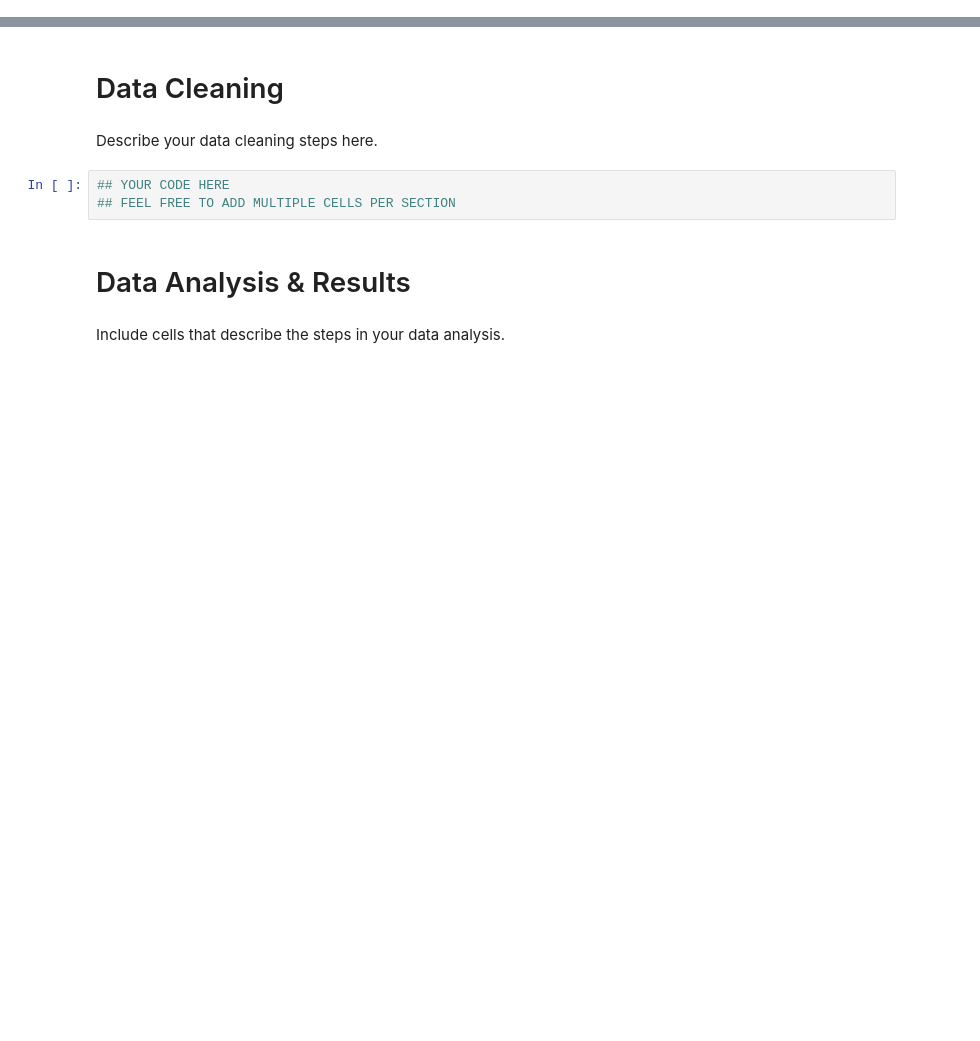
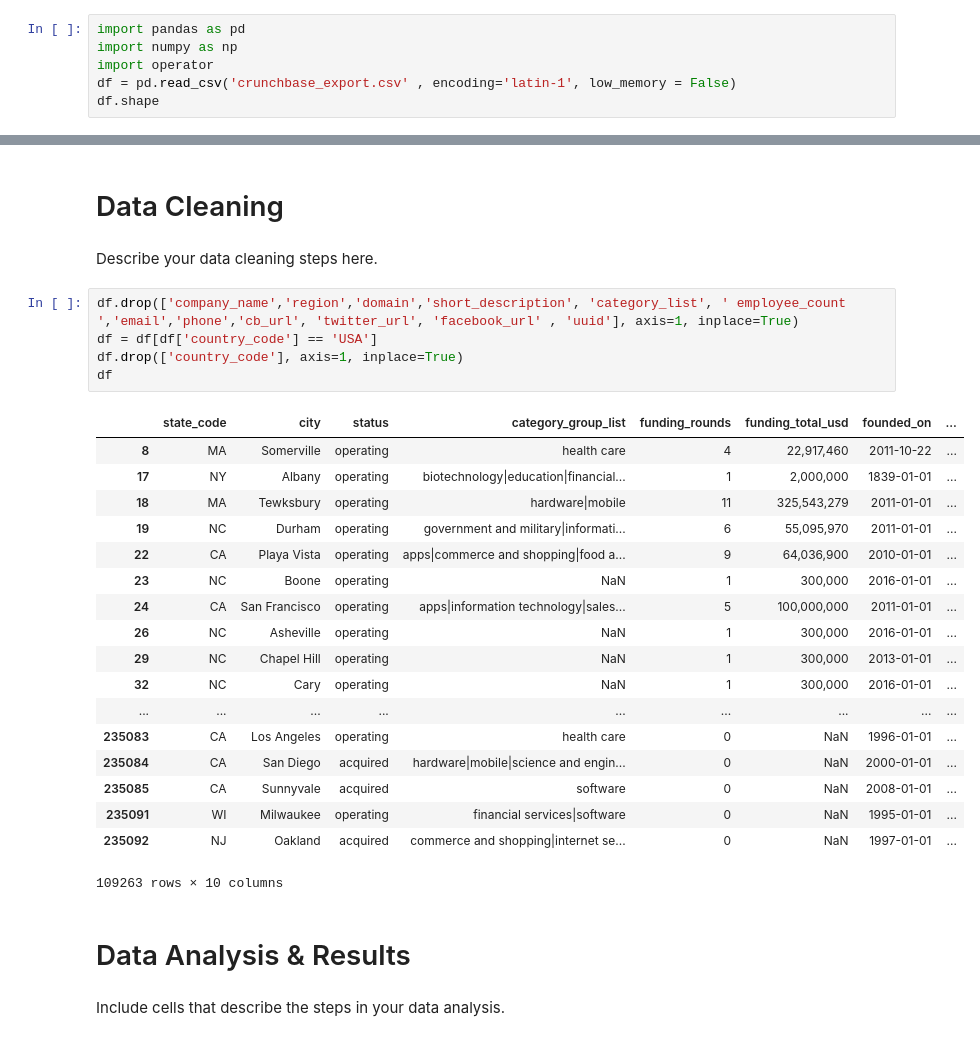
Before and after one commit to mdavis917/COGS108_Repo, a Jupyter notebook: FinalProject.ipynb, the cells around one changed output, grey strips where cells are left out. Saved outputs shown, nothing was run; the diff lists cells and outputs as text; blank space fills up the shorter version.

```diff
--- a/FinalProject.ipynb
+++ b/FinalProject.ipynb
@@ -53,0 +59,6 @@ If you plan to use multiple datasets, add 1-2 sentences about how you plan to co
+# %%
+import pandas as pd
+import numpy as np
+import operator
+df = pd.read_csv('crunchbase_export.csv' , encoding='latin-1', low_memory = False)
+df.shape
@@ -55,9 +68,30 @@ If you plan to use multiple datasets, add 1-2 sentences about how you plan to co
 # Data Cleaning
 # %% [markdown]
 Describe your data cleaning steps here.
-# %%
-## YOUR CODE HERE
-## FEEL FREE TO ADD MULTIPLE CELLS PER SECTION
+# %%
+df.drop(['company_name','region','domain','short_description', 'category_list', ' employee_count ','email','phone','cb_url', 'twitter_url', 'facebook_url' , 'uuid'], axis=1, inplace=True)
+df = df[df['country_code'] == 'USA']
+df.drop(['country_code'], axis=1, inplace=True)
+df
+# %% [output]
+|  | state_code | city | status | category_group_list | funding_rounds | funding_total_usd | founded_on | ... |
+| 8 | MA | Somerville | operating | health care | 4 | 22,917,460 | 2011-10-22 | ... |
+| 17 | NY | Albany | operating | biotechnology|education|financial... | 1 | 2,000,000 | 1839-01-01 | ... |
+| 18 | MA | Tewksbury | operating | hardware|mobile | 11 | 325,543,279 | 2011-01-01 | ... |
+| 19 | NC | Durham | operating | government and military|informati... | 6 | 55,095,970 | 2011-01-01 | ... |
+| 22 | CA | Playa Vista | operating | apps|commerce and shopping|food a... | 9 | 64,036,900 | 2010-01-01 | ... |
+| 23 | NC | Boone | operating | NaN | 1 | 300,000 | 2016-01-01 | ... |
+| 24 | CA | San Francisco | operating | apps|information technology|sales... | 5 | 100,000,000 | 2011-01-01 | ... |
+| 26 | NC | Asheville | operating | NaN | 1 | 300,000 | 2016-01-01 | ... |
+| 29 | NC | Chapel Hill | operating | NaN | 1 | 300,000 | 2013-01-01 | ... |
+| 32 | NC | Cary | operating | NaN | 1 | 300,000 | 2016-01-01 | ... |
+| ... | ... | ... | ... | ... | ... | ... | ... | ... |
+| 235083 | CA | Los Angeles | operating | health care | 0 | NaN | 1996-01-01 | ... |
+| 235084 | CA | San Diego | acquired | hardware|mobile|science and engin... | 0 | NaN | 2000-01-01 | ... |
+| 235085 | CA | Sunnyvale | acquired | software | 0 | NaN | 2008-01-01 | ... |
+| 235091 | WI | Milwaukee | operating | financial services|software | 0 | NaN | 1995-01-01 | ... |
+| 235092 | NJ | Oakland | acquired | commerce and shopping|internet se... | 0 | NaN | 1997-01-01 | ... |
+109263 rows × 10 columns
 # %% [markdown]
 # Data Analysis & Results
 # %% [markdown]
```
Also changed, not shown: parts of 30 cells of this notebook, 1 other file.
